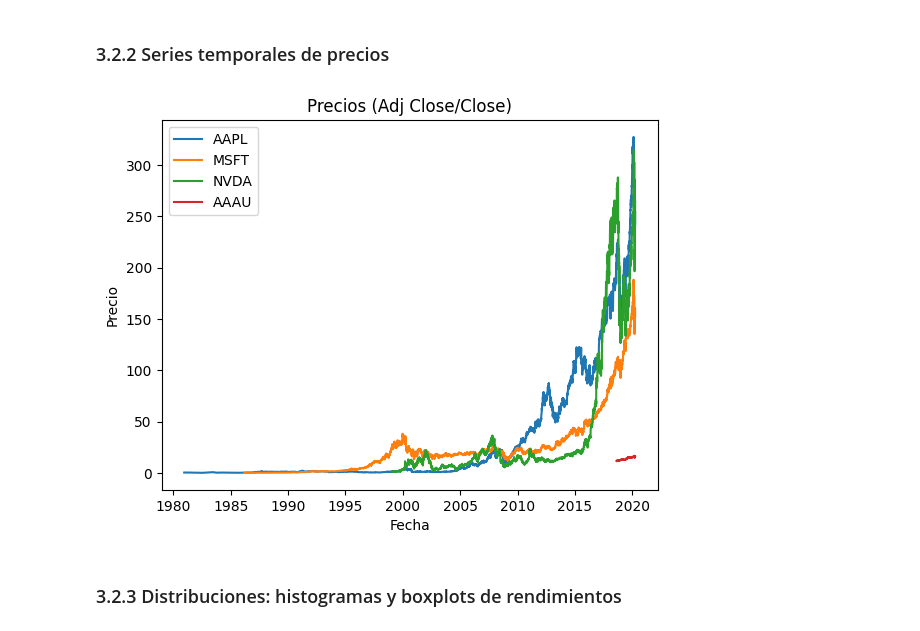
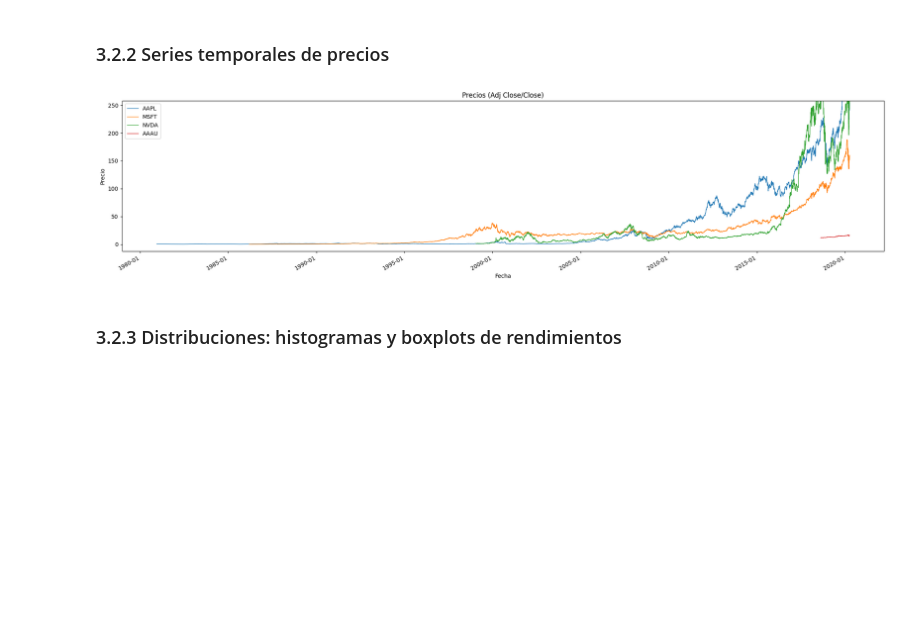
Before and after one commit to JuanCMath/Quantitative-Analysis-of-Financial-Markets, a Jupyter notebook: notebook/Notebook.ipynb, the cells around one changed output. Cells and saved outputs as stored; diff of their text form; code cells hidden in the pictures; blank space fills up the shorter version.

```diff
--- a/notebook/Notebook.ipynb
+++ b/notebook/Notebook.ipynb
@@ -209,16 +209,43 @@ desc
 # %% [markdown]
 ### 3.2.2 Series temporales de precios
 # %%
-plt.figure()
+# Series temporales de precios (ajustando escala y tamaño según duración)
+import matplotlib.dates as mdates
+
+# Calcular duración total para ajustar el ancho de la figura
+all_dates = pd.concat([df['Date'] for df in assets_ret.values() if 'Date' in df.columns and not df['Date'].dropna().empty])
+n_days = (all_dates.max() - all_dates.min()).days if len(all_dates) > 0 else 1
+fig_w = max(10, min(20, n_days / 30))  # ancho entre 10 y 20
+
+fig, ax = plt.subplots(figsize=(fig_w, 5))
+# Construir lista segura de arrays antes de concatenar
+prices_list = [df['price'].dropna().to_numpy() for df in assets_ret.values() if 'price' in df.columns and df['price'].dropna().size > 0]
+if prices_list:
+    all_prices = np.concatenate(prices_list)
+else:
+    all_prices = np.array([])
+
+# Usar percentiles 1%-99% para fijar límites y evitar outliers extremos
+if all_prices.size > 0:
+    ylow, yhigh = np.nanpercentile(all_prices, [1, 99])
+    ypad = 0.05 * (yhigh - ylow) if (yhigh - ylow) > 0 else (abs(yhigh) * 0.05 if yhigh != 0 else 0.05)
+    ax.set_ylim(ylow - ypad, yhigh + ypad)
+
 for sym, df in assets_ret.items():
-    plt.plot(df["Date"], df["price"], label=sym)
-plt.title("Precios (Adj Close/Close)")
-plt.xlabel("Fecha")
-plt.ylabel("Precio")
-plt.legend()
+    if 'Date' in df.columns and 'price' in df.columns:
+        ax.plot(df["Date"], df["price"], label=sym, lw=1)
+
+ax.set_title("Precios (Adj Close/Close)")
+ax.set_xlabel("Fecha")
+ax.set_ylabel("Precio")
+ax.legend()
+ax.xaxis.set_major_locator(mdates.AutoDateLocator())
+ax.xaxis.set_major_formatter(mdates.DateFormatter("%Y-%m"))
+plt.setp(ax.get_xticklabels(), rotation=30, ha="right")
+plt.tight_layout()
 plt.show()
 # %% [output]
-[figure, old version]
+[figure, new version]
 # %% [markdown]
 ### 3.2.3 Distribuciones: histogramas y boxplots de rendimientos
 # %%
```
Also changed, not shown: parts of 14 cells of this notebook.
